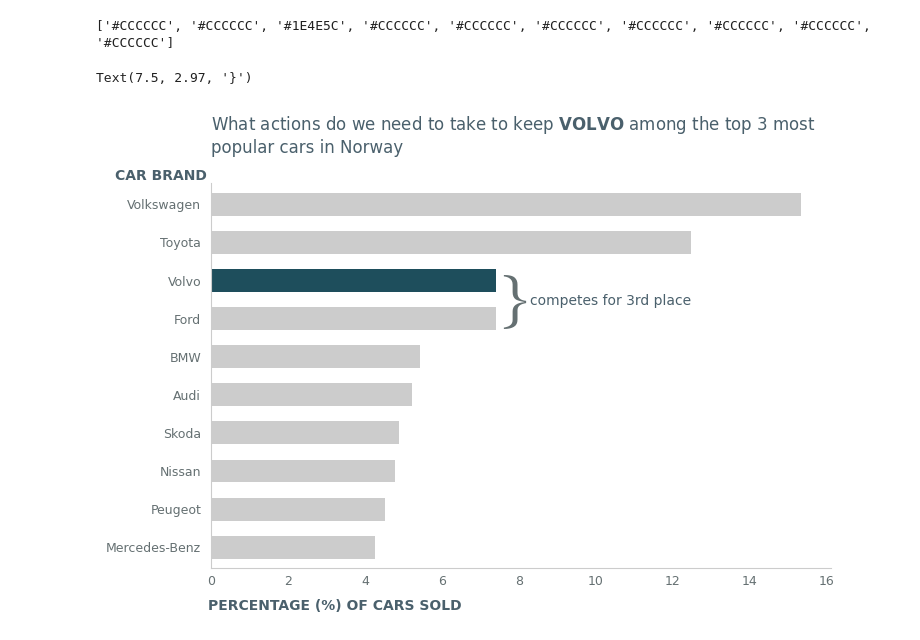
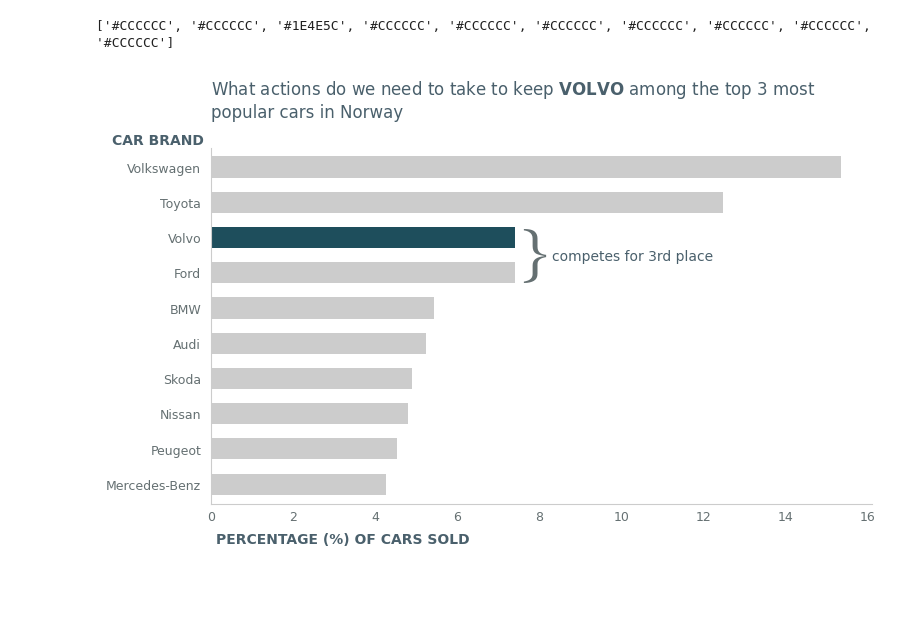
Before and after one commit to kokchun/data_vizualisation_kokchun_giang_de25, a Jupyter notebook: 10_storytelling_matplotlib/storytelling_bar.ipynb, the cells around one changed output. Drawn from its saved outputs; the diff is of its cells as text; code cells hidden in the pictures; blank space fills up the shorter version.

Commit message:
data storytelling

```diff
--- a/10_storytelling_matplotlib/storytelling_bar.ipynb
+++ b/10_storytelling_matplotlib/storytelling_bar.ipynb
@@ -120,31 +120,36 @@ print(colors)
 # %%
 ax = df_percentage.plot(kind="barh", figsize=(8, 5), width=0.6, color=colors)
 
 ax.spines[["top", "right"]].set_visible(False)
 ax.spines[["left", "bottom"]].set_color(GRAY_1)
 
 ax.tick_params(axis="both", colors=GRAY_2, labelsize=9, length=0, pad=5)
 ax.tick_params(axis="y", pad=7)
 
 ax.set_xlabel("PERCENTAGE (%) OF CARS SOLD", color=GRAY_3, fontweight="bold")
 ax.set_ylabel("CAR BRAND", color=GRAY_3, fontweight="bold", rotation=0)
 
 ax.yaxis.set_label_coords(-0.08, 1)
 ax.xaxis.set_label_coords(0.2, -0.08)
 
 ax.set_title(
     "What actions do we need to take to keep"
     + r" $\bf{VOLVO}$"
     + " among the top 3 most \npopular cars in Norway",
     loc="left",
     color=GRAY_3,
     pad=22,
 )
 
 ax.invert_yaxis()
 
 ax.annotate(xy=(8.3, 2.65), text="competes for 3rd place", color=GRAY_3, fontsize=10)
 ax.annotate(xy=(7.5, 2.97), text="}", color=GRAY_2, fontsize=45, family="Times")
+
+
+fig = ax.get_figure()
+
+fig.tight_layout()
+fig.savefig("figures/cars_percentage_storytelling.png", dpi=250)
 # %% [output]
-Text(7.5, 2.97, '}')
-[figure, old version]
+[figure, new version]
```
Also changed, not shown: 1 other file.
